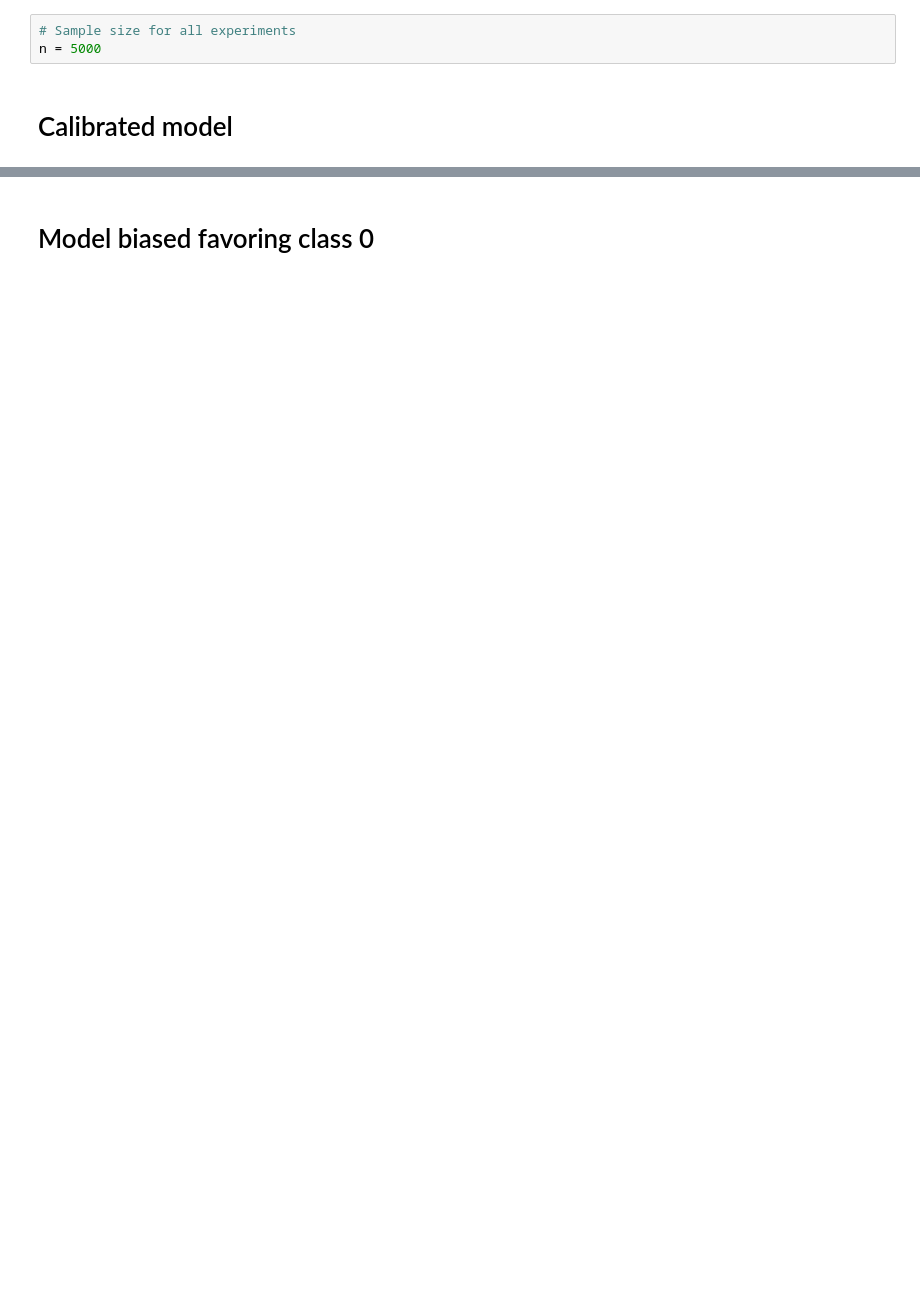
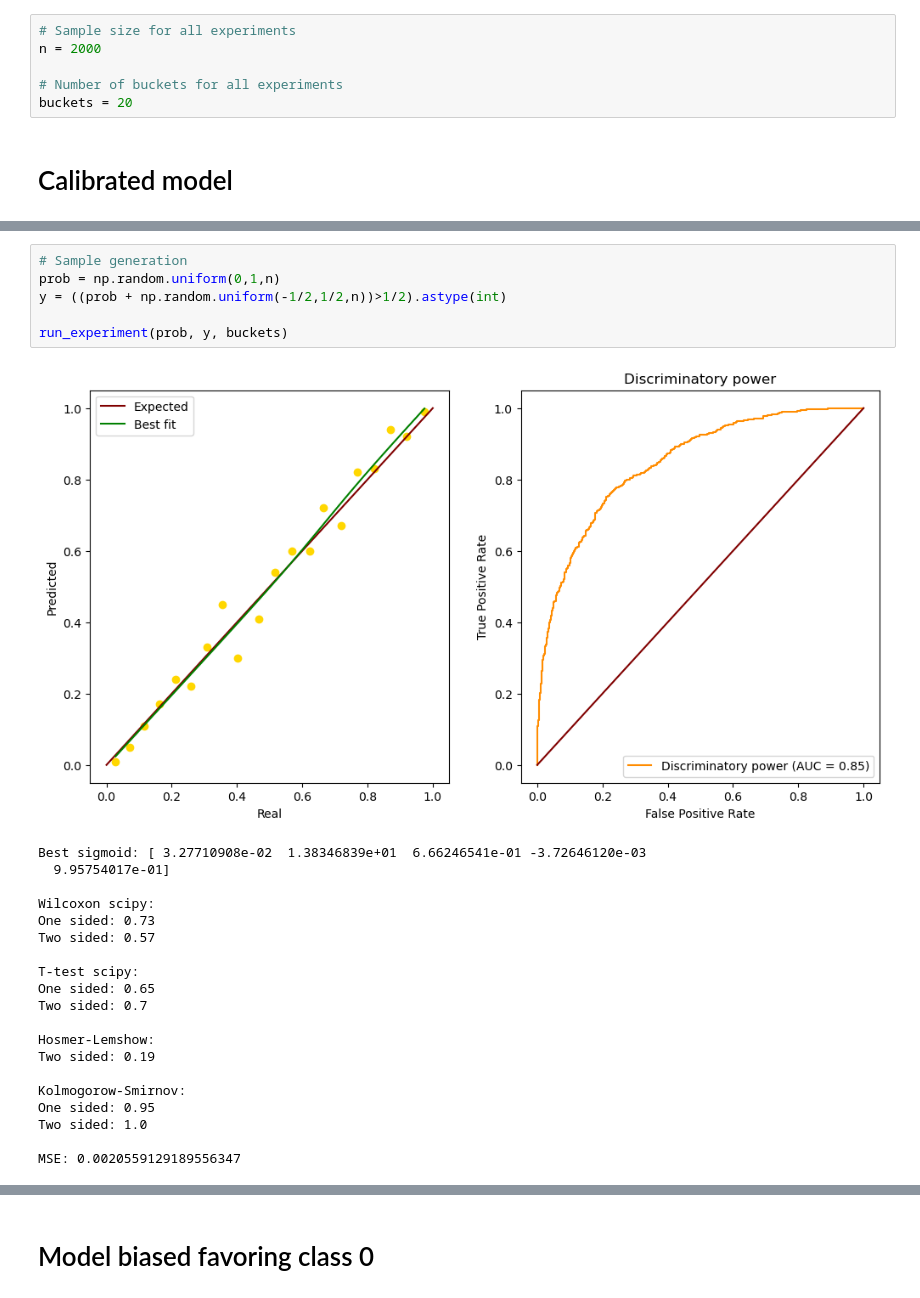
Before and after one commit to pawlik0wskim/BalancingMethodsNLP, a Jupyter notebook: Experiments_with_statistical_tests.ipynb, the cells around one changed output, grey strips where cells are left out. Cells and saved outputs as stored; diff of their text form; blank space fills up the shorter version.

```diff
--- a/Experiments_with_statistical_tests.ipynb
+++ b/Experiments_with_statistical_tests.ipynb
@@ -48,5 +136,8 @@ def wilcoxon(arr1, arr2):
 # %%
 # Sample size for all experiments
-n = 5000
+n = 2000
+
+# Number of buckets for all experiments
+buckets = 20
 # %% [markdown]
 # Calibrated model
@@ -115,0 +144,27 @@ MSE: 0.0016190357448918815
+# %%
+# Sample generation
+prob = np.random.uniform(0,1,n)
+y = ((prob + np.random.uniform(-1/2,1/2,n))>1/2).astype(int)
+
+run_experiment(prob, y, buckets)
+# %% [output]
+[figure, added]
+Best sigmoid: [ 3.27710908e-02  1.38346839e+01  6.66246541e-01 -3.72646120e-03
+  9.95754017e-01]
+
+Wilcoxon scipy:
+One sided: 0.73
+Two sided: 0.57
+
+T-test scipy:
+One sided: 0.65
+Two sided: 0.7
+
+Hosmer-Lemshow:
+Two sided: 0.19
+
+Kolmogorow-Smirnov:
+One sided: 0.95
+Two sided: 1.0
+
+MSE: 0.0020559129189556347
```
Also changed, not shown: parts of 26 cells of this notebook, 1 other file.
